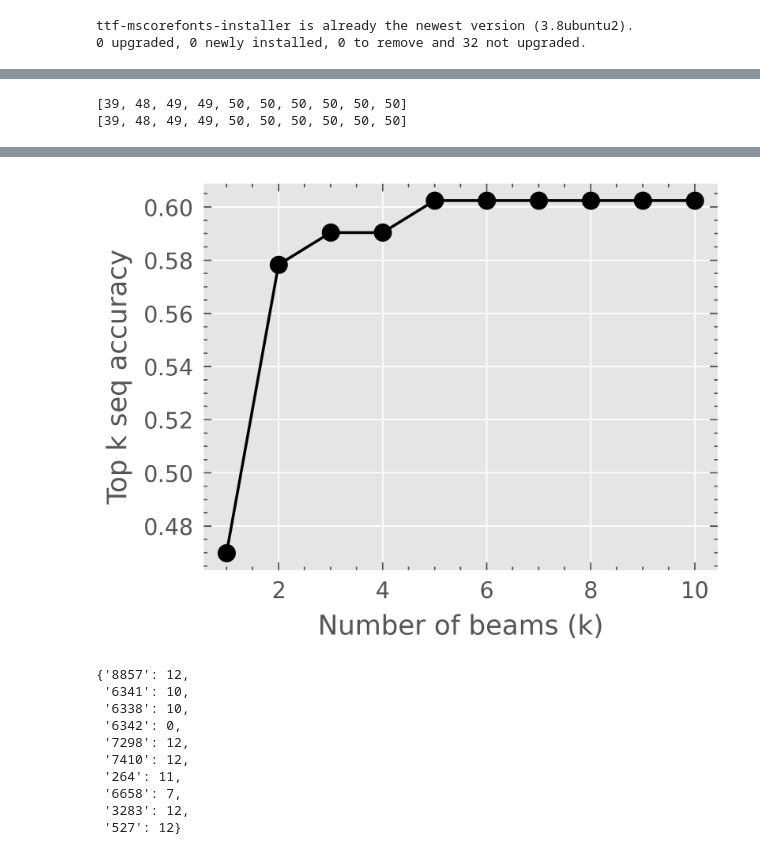
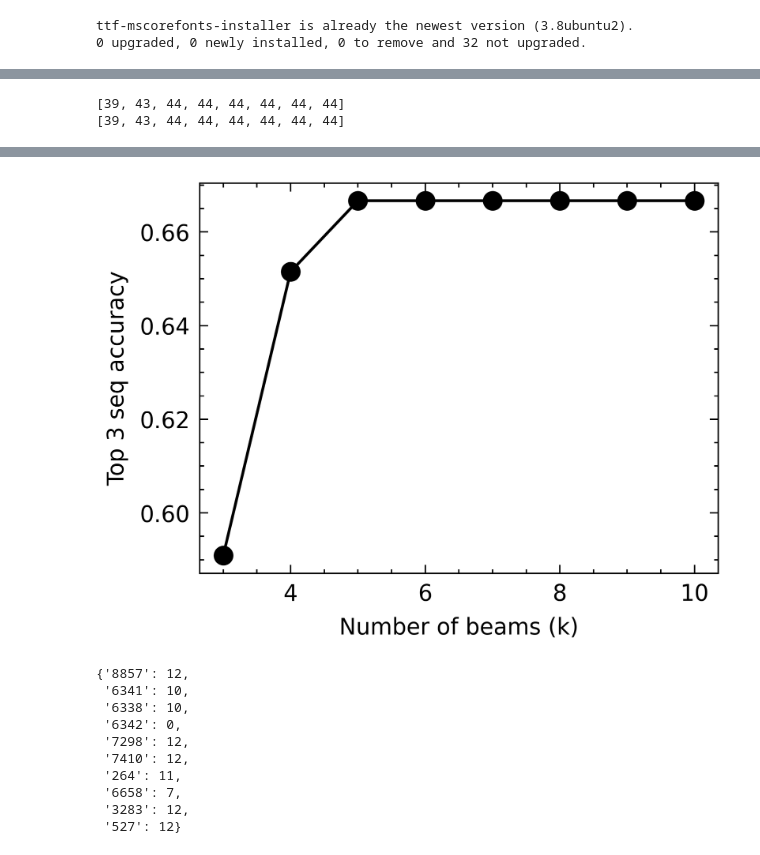
Before and after one commit to weathon/3d2smile, a Jupyter notebook: finetune.ipynb, the cells around one changed output, grey strips where cells are left out. Drawn from its saved outputs; the diff is of its cells as text; code cells hidden in the pictures.

```diff
--- a/finetune.ipynb
+++ b/finetune.ipynb
@@ -698,6 +691,7 @@ Successfully installed SciencePlots-2.1.1
 # %%
 import scienceplots, pylab
 pylab.style.use(['science','ieee'])
+pylab.rcParams["font.family"] = "serif"
 # %%
 beam_ans = []
 for beam in range(1, 11):
@@ -717,6 +715,8 @@ ttf-mscorefonts-installer is already the newest version (3.8ubuntu2).
 del pylab
 import pylab
 pylab.rcParams['text.usetex'] = False
+pylab.rcParams["font.serif"] = "DejaVu Serif"
+
 # pylab.style.use("ggplot")
 pylab.plot(np.arange(1,11),np.array(beam_ans)/len(val_names))
 pylab.scatter(np.arange(1,11),np.array(beam_ans)/len(val_names))
@@ -757,3 +729,9 @@ WARNING:matplotlib.font_manager:findfont: Font family 'times' not found.
+# %%
+import matplotlib as mpl
+mpl.rcParams.update(mpl.rcParamsDefault)
+for i in val_names:
+  pylab.imshow(Image.open("images/"+i))
+  pylab.show()
 # %%
 beam_ans = []
 for beam in range(1, 11):
@@ -813,21 +774,25 @@ WARNING:matplotlib.font_manager:findfont: Font family 'times' not found.
 # %%
 #wudafuxianwangzixiazoude
+# %%
+beam_ans = []
+length_ans = {}
+for beam in range(3, 11):
+  count = 0
+  length_ans[beam] = []
+  for i in val_names:
+    correct = molecules_rows[molecules_rows["cid"]==int(i.split("_")[0])]["canonicalsmiles"].item()
+    predicted = myeval("images/"+i, beam, r=0)
+    count = count+1 if correct in predicted.split("\n")[:3] else count
+    length_ans[beam].append([len(predicted[0]), len(correct)])
+  beam_ans.append(count)
 # %%
-beam_ans = []
-for beam in range(1, 11):
-  count = 0
-  for i in val_names:
-    correct = molecules_rows[molecules_rows["cid"]==int(i.split("_")[0])]["canonicalsmiles"].item()
-    predicted = myeval("images/"+i, beam, r=0.05)
-    count = count+1 if correct == predicted.split("\n")[0] else count
-  beam_ans.append(count)
 
 import pylab
 pylab.rcParams['text.usetex'] = False
-pylab.plot(np.arange(1,11),np.array(beam_ans)/len(val_names))
-pylab.scatter(np.arange(1,11),np.array(beam_ans)/len(val_names))
+pylab.plot(np.arange(3,11),np.array(beam_ans)/len(val_names))
+pylab.scatter(np.arange(3,11),np.array(beam_ans)/len(val_names))
 pylab.xlabel("Number of beams (k)")
-pylab.ylabel("Top k seq accuracy")
+pylab.ylabel("Top 3 seq accuracy")
 print(beam_ans)
 print(beam_ans) #last time did not 98, 94 there is no random?  oh not 98 percent device by 120
 # %% [output]
@@ -851,2 +816,2 @@ WARNING:matplotlib.font_manager:findfont: Font family 'times' not found.
-[39, 48, 49, 49, 50, 50, 50, 50, 50, 50]
-[39, 48, 49, 49, 50, 50, 50, 50, 50, 50]
+[39, 43, 44, 44, 44, 44, 44, 44]
+[39, 43, 44, 44, 44, 44, 44, 44]
@@ -870,4 +835,4 @@ WARNING:matplotlib.font_manager:findfont: Font family 'times' not found.
-[figure, old version]
+[figure, new version]
 # %%
 mutli_img_ans = []
 pids = list(set([i.split("_")[0] for i in os.listdir("mytest")]))
```
Also changed, not shown: parts of 21 cells of this notebook.
